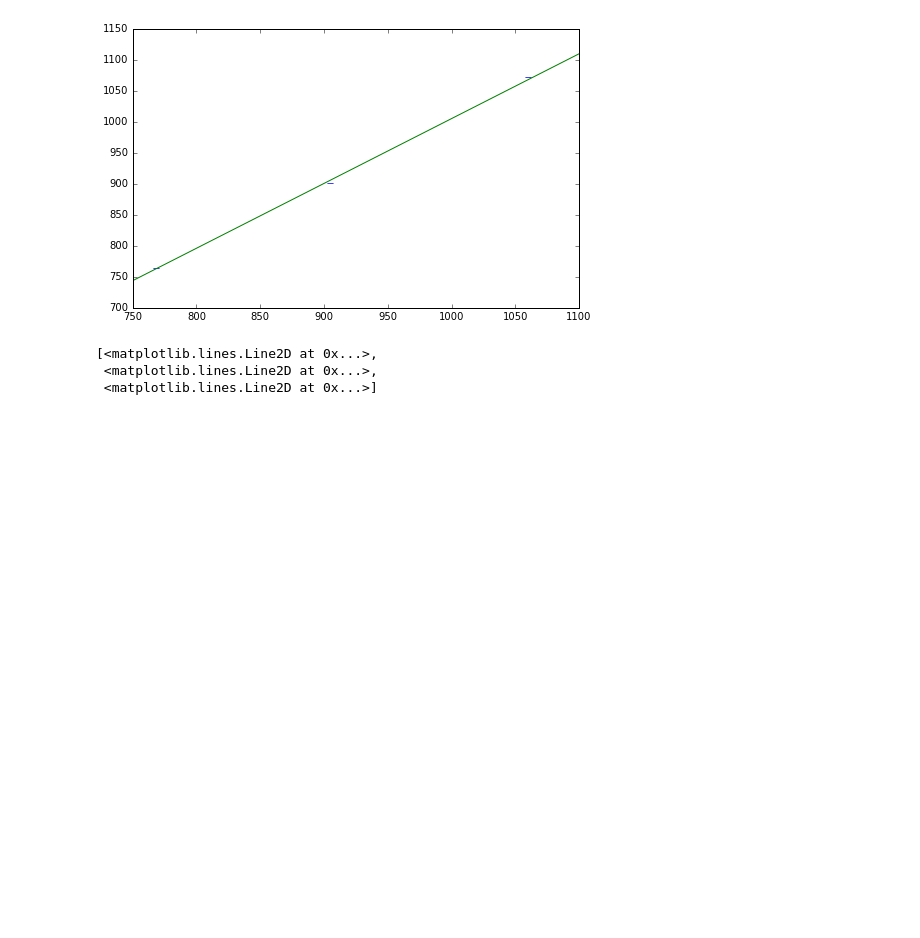
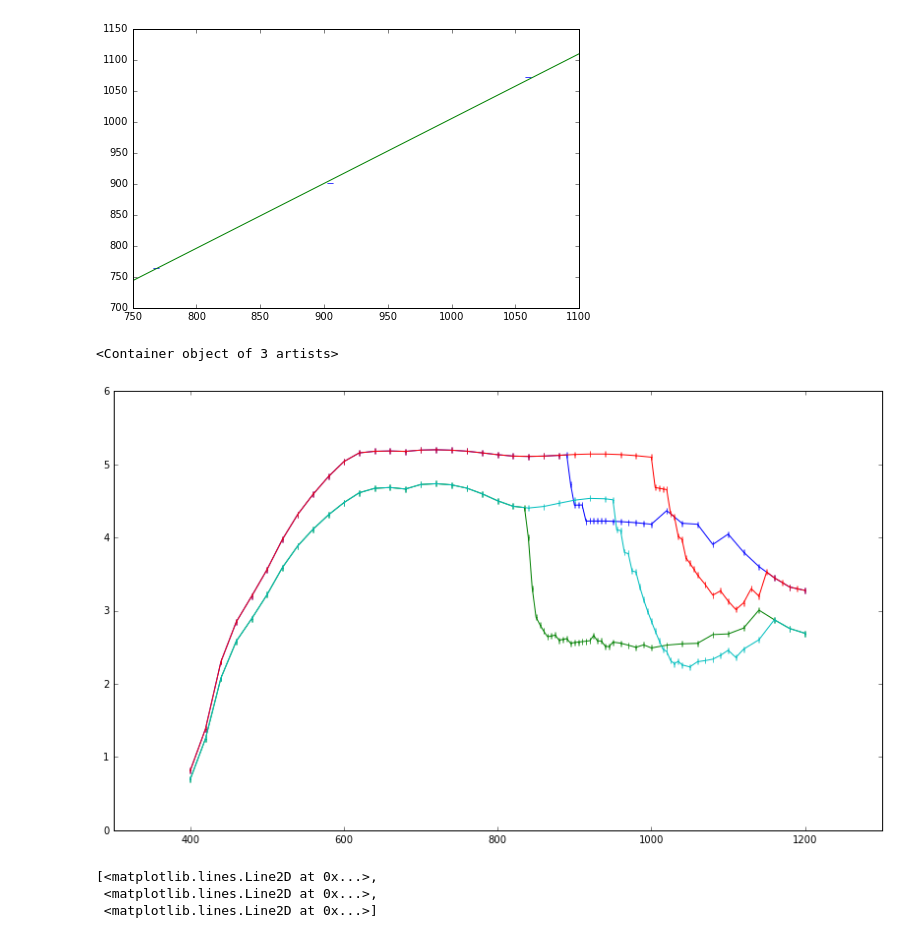
Before and after one commit to NlKLas/PyRePo, a Jupyter notebook: V44/V44.ipynb, the cells around one changed output. Cells and saved outputs as stored; diff of their text form; code cells hidden in the pictures; blank space fills up the shorter version.

```diff
--- a/V44/V44.ipynb
+++ b/V44/V44.ipynb
@@ -213,5 +213,6 @@ def Δλ_corr(λ):
 def U_lamp(λ,per):
     if sum(per)!=1:
         raise ValueError('Give the percentage of the three lamps')
+    λ = np.array(λ)
     array = per[0]*U_la[0] + per[1]*U_la[1] + per[2]*U_la[2]
-    return (λ/20 - λ//20)*array[np.ceil(λ/20) - 20] + (1 - λ/20 + λ//20)*array[np.floor(λ/20) - 20]
+    return (λ/20 - λ//20)*array[np.ceil(λ/20).astype(int) - 20] + (1 - λ/20 + λ//20)*array[np.floor(λ/20).astype(int) - 20]
@@ -242,3 +231,13 @@ ax.plot(α(U_ga),)
+# %%
+fig,ax = plt.subplots(figsize=(14,8))
+
+ax.errorbar(mono_ga[0], α(U_ga[0], U_lamp(mono_ga[0], [0.5,0.5,0])), xerr = Δmono)#, fmt='none')
+ax.errorbar(mono_ga[1], α(U_ga[1], U_lamp(mono_ga[1], [0,0.5,0.5])), xerr = Δmono)#, fmt='none')
+ax.errorbar(mono_si[0], α(U_si[0], U_lamp(mono_si[0], [0.5,0.5,0])), xerr = Δmono)#, fmt='none')
+ax.errorbar(mono_si[1], α(U_si[1], U_lamp(mono_si[1], [0,0.5,0.5])), xerr = Δmono)#, fmt='none')
+# %% [output]
+<Container object of 3 artists>
+[figure, added]
 # %%
 # plots
 fig,ax = plt.subplots(figsize=(14,8))
```
Also changed, not shown: parts of 2 cells of this notebook.
